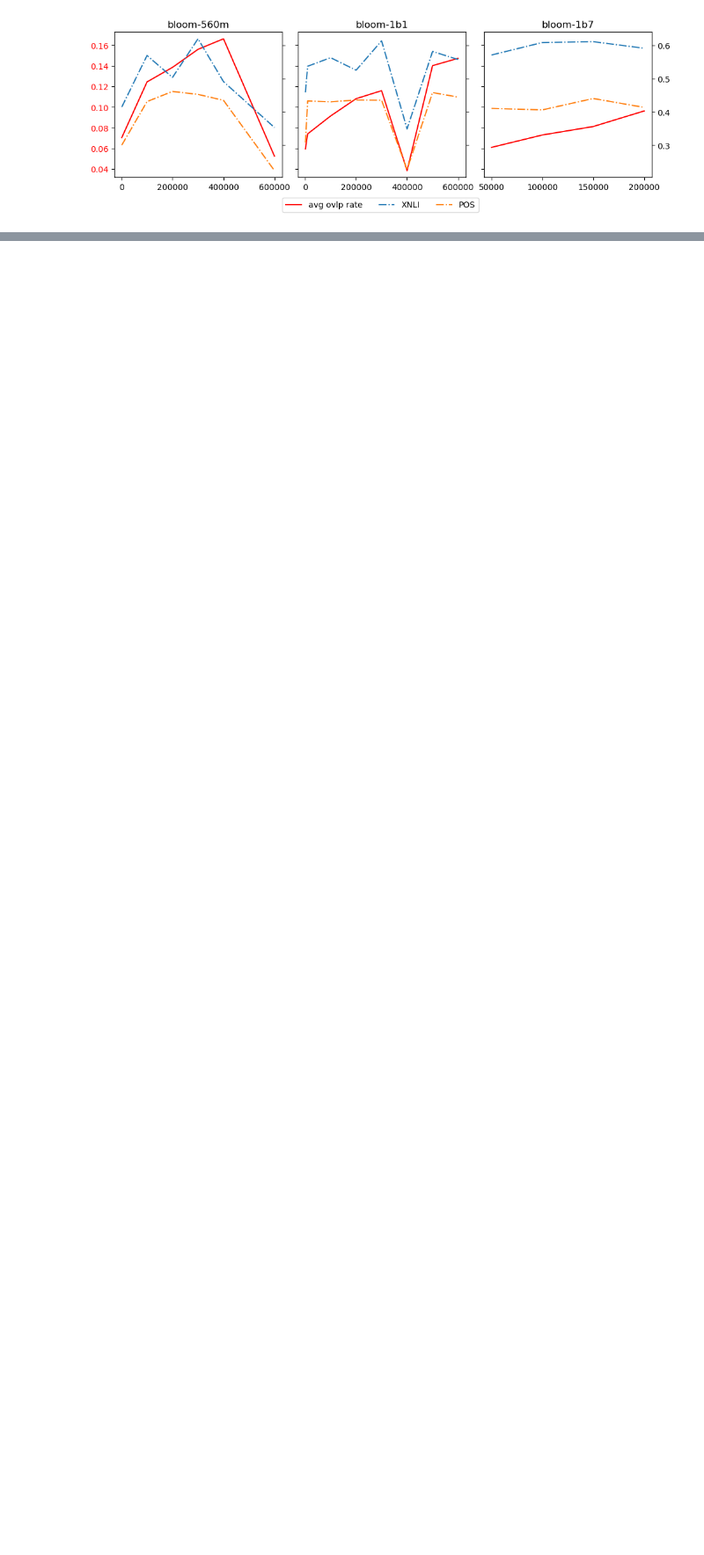
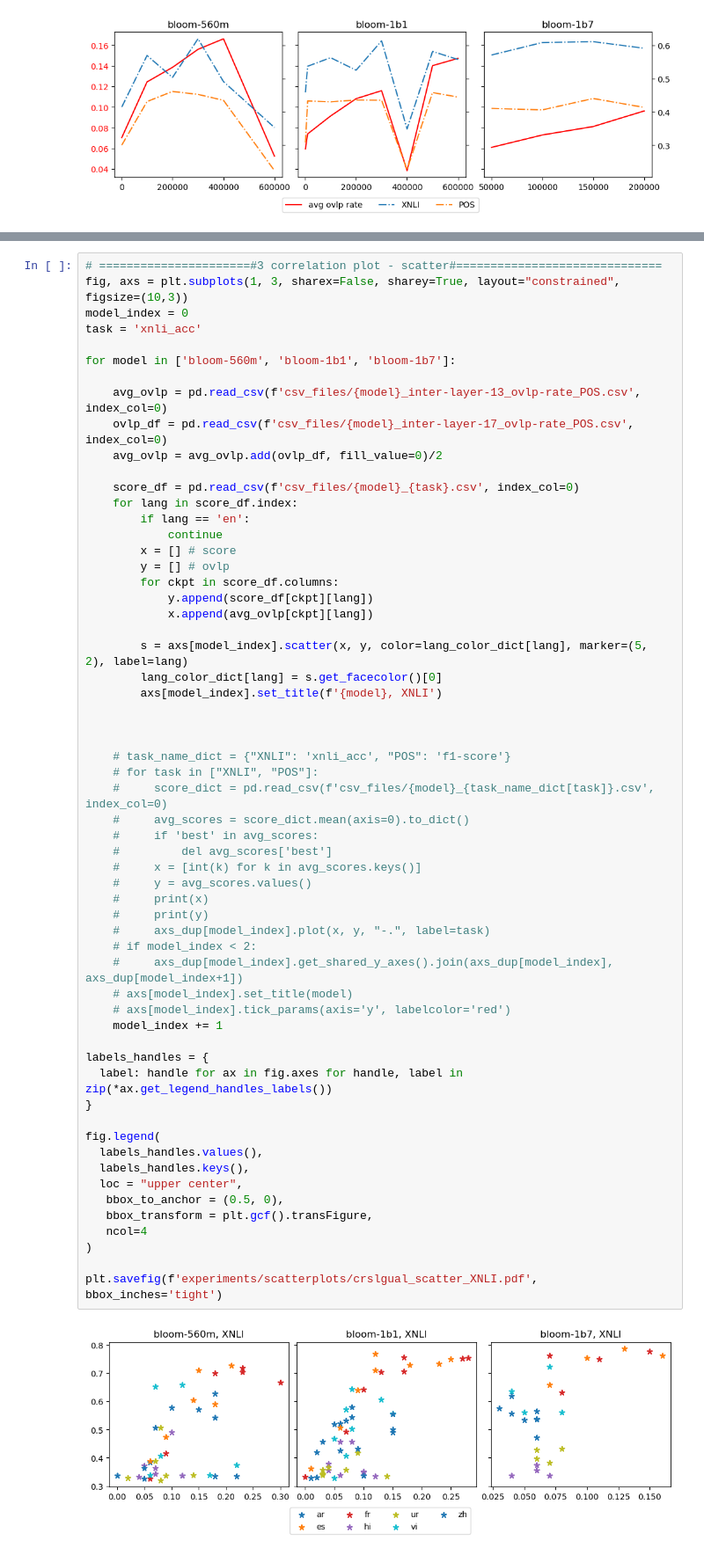
Before and after one commit to ErikaaWang/multilingual-typology-probing, a Jupyter notebook: scatter_plot_ovlp.ipynb, the cells around one changed output, grey strips where cells are left out. Shown at 88% size. Cells and saved outputs as stored; diff of their text form; blank space fills up the shorter version.

```diff
--- a/scatter_plot_ovlp.ipynb
+++ b/scatter_plot_ovlp.ipynb
@@ -241,0 +235,61 @@ dict_values([0.41031836334686256, 0.40591180655950665, 0.4400413009499986, 0.413
+# %%
+# ======================#3 correlation plot - scatter#==============================
+fig, axs = plt.subplots(1, 3, sharex=False, sharey=True, layout="constrained", figsize=(10,3))
+model_index = 0
+task = 'xnli_acc'
+
+for model in ['bloom-560m', 'bloom-1b1', 'bloom-1b7']:
+
+    avg_ovlp = pd.read_csv(f'csv_files/{model}_inter-layer-13_ovlp-rate_POS.csv', index_col=0)
+    ovlp_df = pd.read_csv(f'csv_files/{model}_inter-layer-17_ovlp-rate_POS.csv', index_col=0)
+    avg_ovlp = avg_ovlp.add(ovlp_df, fill_value=0)/2
+
+    score_df = pd.read_csv(f'csv_files/{model}_{task}.csv', index_col=0)
+    for lang in score_df.index:
+        if lang == 'en':
+            continue
+        x = [] # score
+        y = [] # ovlp
+        for ckpt in score_df.columns:
+            y.append(score_df[ckpt][lang])
+            x.append(avg_ovlp[ckpt][lang])
+
+        s = axs[model_index].scatter(x, y, color=lang_color_dict[lang], marker=(5, 2), label=lang)
+        lang_color_dict[lang] = s.get_facecolor()[0]
+        axs[model_index].set_title(f'{model}, XNLI')
+
+
+
+    # task_name_dict = {"XNLI": 'xnli_acc', "POS": 'f1-score'}
+    # for task in ["XNLI", "POS"]:
+    #     score_dict = pd.read_csv(f'csv_files/{model}_{task_name_dict[task]}.csv', index_col=0)
+    #     avg_scores = score_dict.mean(axis=0).to_dict()
+    #     if 'best' in avg_scores:
+    #         del avg_scores['best']
+    #     x = [int(k) for k in avg_scores.keys()]
+    #     y = avg_scores.values()
+    #     print(x)
+    #     print(y)
+    #     axs_dup[model_index].plot(x, y, "-.", label=task)
+    # if model_index < 2:
+    #     axs_dup[model_index].get_shared_y_axes().join(axs_dup[model_index], axs_dup[model_index+1])
+    # axs[model_index].set_title(model)
+    # axs[model_index].tick_params(axis='y', labelcolor='red')
+    model_index += 1
+
+labels_handles = {
+  label: handle for ax in fig.axes for handle, label in zip(*ax.get_legend_handles_labels())
+}
+
+fig.legend(
+  labels_handles.values(),
+  labels_handles.keys(),
+  loc = "upper center",
+   bbox_to_anchor = (0.5, 0),
+   bbox_transform = plt.gcf().transFigure,
+   ncol=4
+)
+
+plt.savefig(f'experiments/scatterplots/crslgual_scatter_XNLI.pdf', bbox_inches='tight')
+# %% [output]
+[figure, added]
```
Also changed, not shown: parts of 3 cells of this notebook, 2 other files.
